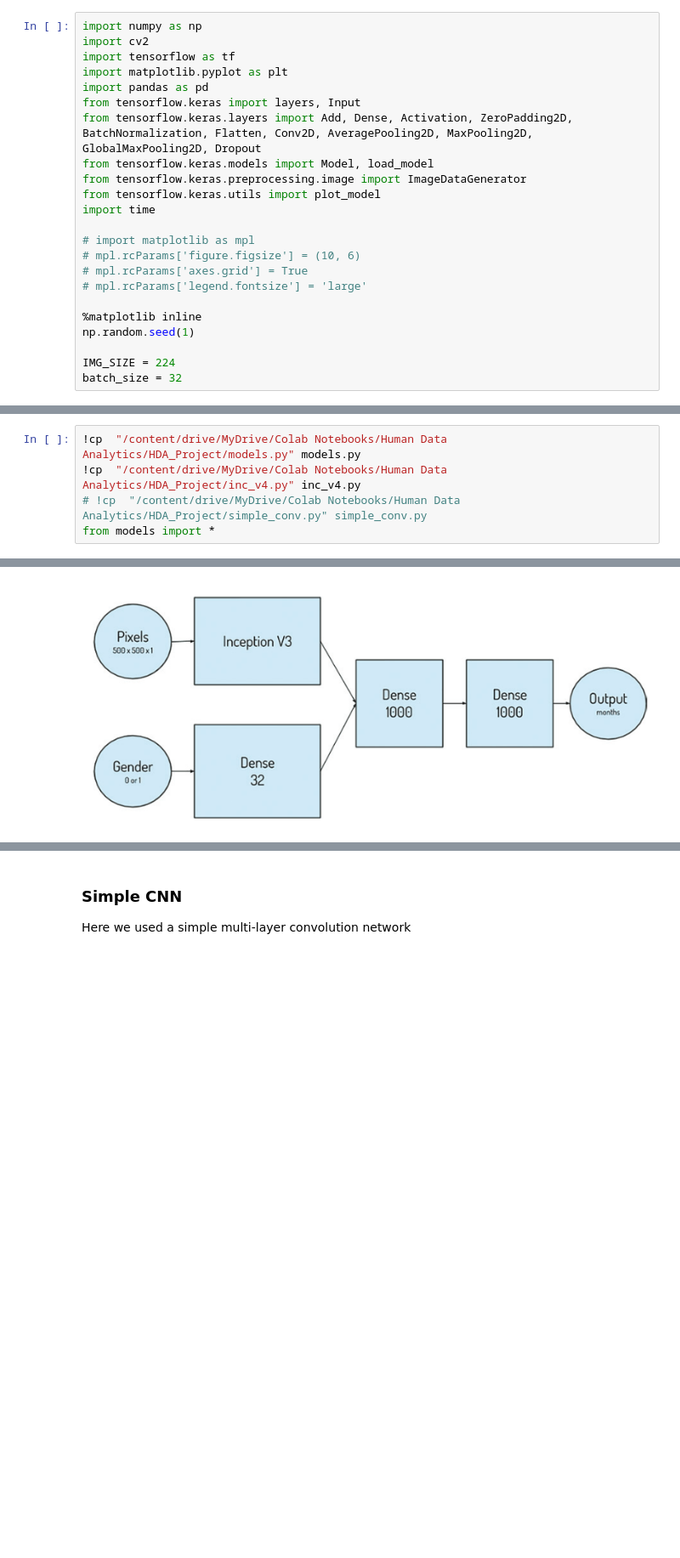
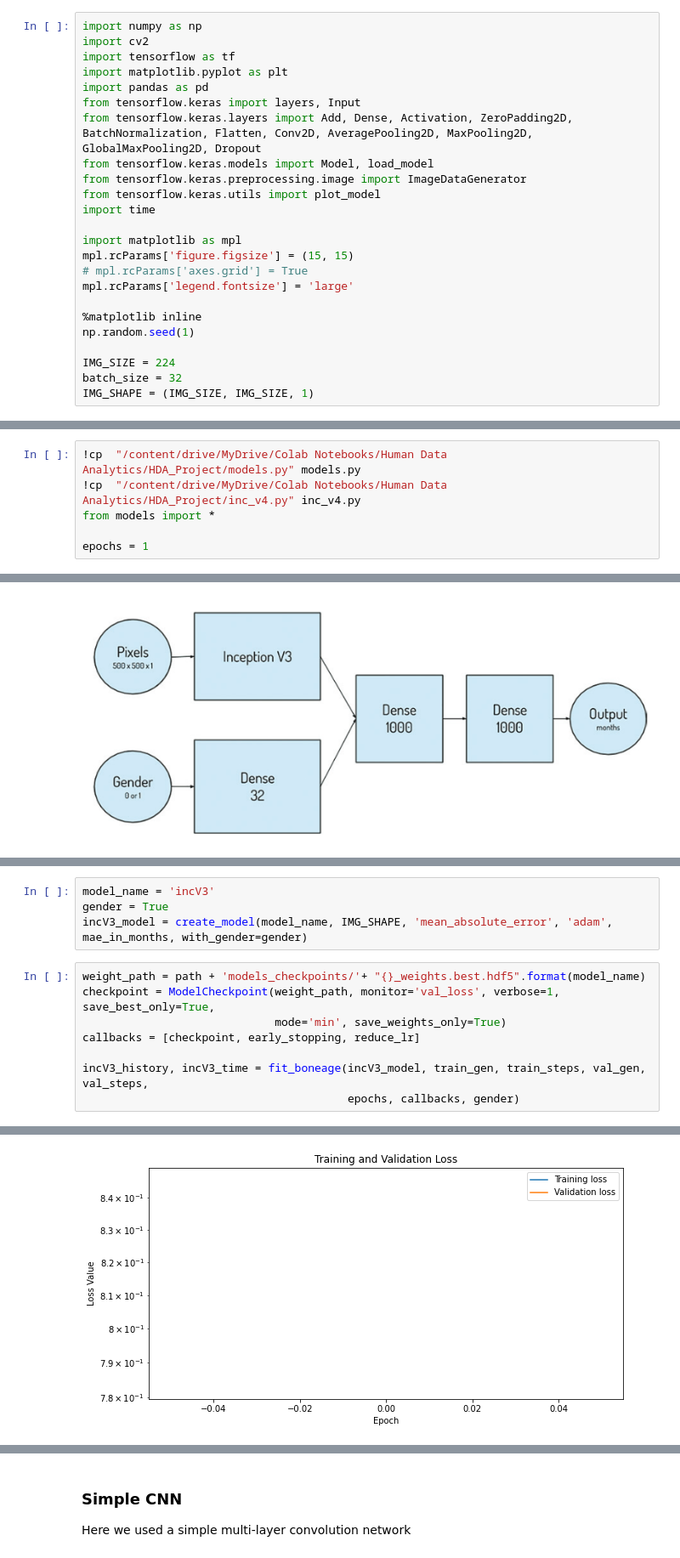
Before and after one commit to tommilotta/BoneAgePrediction, a Jupyter notebook: regression_model.ipynb, the cells around one changed output, grey strips where cells are left out. Shown at 85% size. Drawn from its saved outputs; the diff is of its cells as text; blank space fills up the shorter version.

Commit message:
Self implemented functions for generators and model's creation

```diff
--- a/regression_model.ipynb
+++ b/regression_model.ipynb
@@ -18,16 +18,17 @@ from tensorflow.keras.preprocessing.image import ImageDataGenerator
 from tensorflow.keras.utils import plot_model
 import time
 
-# import matplotlib as mpl
-# mpl.rcParams['figure.figsize'] = (10, 6)
+import matplotlib as mpl
+mpl.rcParams['figure.figsize'] = (15, 15)
 # mpl.rcParams['axes.grid'] = True
-# mpl.rcParams['legend.fontsize'] = 'large'
+mpl.rcParams['legend.fontsize'] = 'large'
 
 %matplotlib inline
 np.random.seed(1)
 
 IMG_SIZE = 224
 batch_size = 32
+IMG_SHAPE = (IMG_SIZE, IMG_SIZE, 1)
 # %% [markdown]
 ## Retrieve datasets
 # %%
@@ -152,8 +155,9 @@ test_gen = gen_2inputs(datagen_test, test_df, IMG_SIZE, test_df.shape[0])
 # %%
 !cp  "/content/drive/MyDrive/Colab Notebooks/Human Data Analytics/HDA_Project/models.py" models.py
 !cp  "/content/drive/MyDrive/Colab Notebooks/Human Data Analytics/HDA_Project/inc_v4.py" inc_v4.py
-# !cp  "/content/drive/MyDrive/Colab Notebooks/Human Data Analytics/HDA_Project/simple_conv.py" simple_conv.py
 from models import *
+
+epochs = 1
 # %% [markdown]
 We use the mean absolute error as metric, as suggested in the papers
 # %%
@@ -210,0 +193,13 @@ incV4_model.compile(loss='mean_absolute_error', optimizer='adam', metrics=[mae_i
+# %%
+model_name = 'incV3'
+gender = True
+incV3_model = create_model(model_name, IMG_SHAPE, 'mean_absolute_error', 'adam', mae_in_months, with_gender=gender)
+# %%
+weight_path = path + 'models_checkpoints/'+ "{}_weights.best.hdf5".format(model_name)
+checkpoint = ModelCheckpoint(weight_path, monitor='val_loss', verbose=1, save_best_only=True,
+                             mode='min', save_weights_only=True)
+callbacks = [checkpoint, early_stopping, reduce_lr]
+
+incV3_history, incV3_time = fit_boneage(incV3_model, train_gen, train_steps, val_gen, val_steps,
+                                        epochs, callbacks, gender)
+# %% [output]
@@ -210,0 +212 @@ incV4_model.compile(loss='mean_absolute_error', optimizer='adam', metrics=[mae_i
+[figure, added]
```
Also changed, not shown: parts of 77 cells of this notebook, 1 other file.
